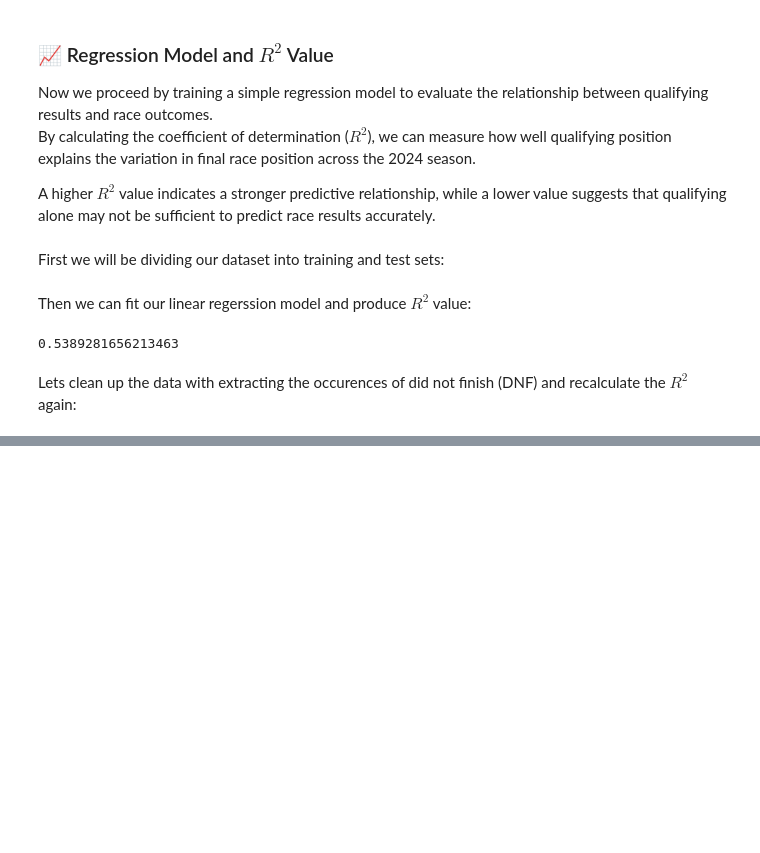
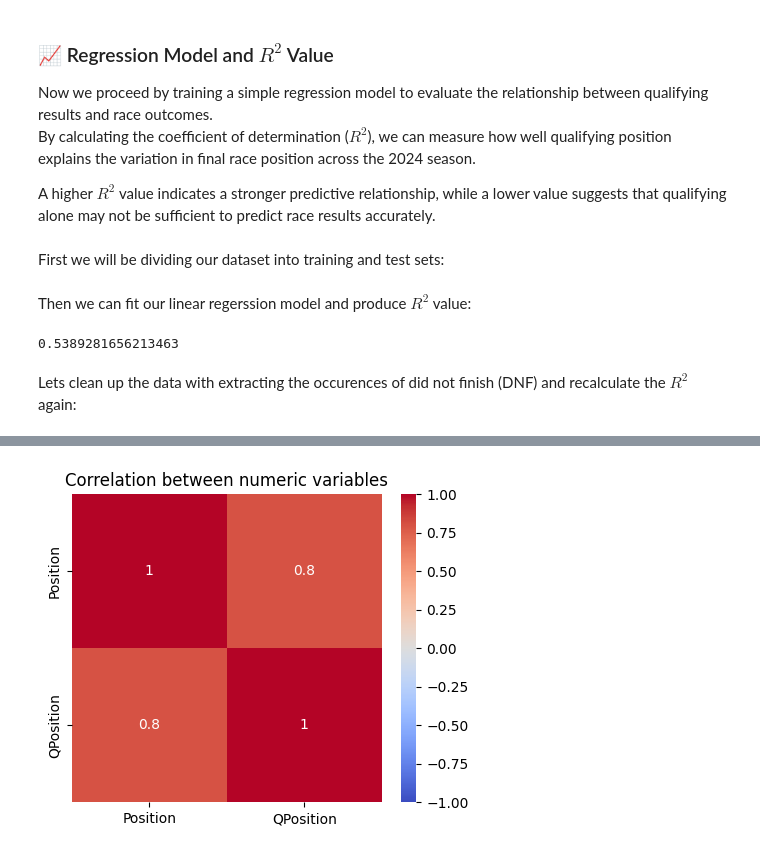
Before and after one commit to Rovsi135/F1-race-outcome-predictor, a Jupyter notebook: Notebooks/Exploratory Data Analysis.ipynb, the cells around one changed output, grey strips where cells are left out. Cells and saved outputs as stored; diff of their text form; code cells hidden in the pictures; blank space fills up the shorter version.

```diff
--- a/Notebooks/Exploratory Data Analysis.ipynb
+++ b/Notebooks/Exploratory Data Analysis.ipynb
@@ -41,0 +118,5 @@ logging.getLogger("fastf1").setLevel(logging.WARNING)
+# %%
+df_2024_all_races_wo_dnf = df_2024_all_races[df_2024_all_races["Status"].isin(["Finished", "Lapped"])]
+distinct_status_wo_dnf = df_2024_all_races_wo_dnf["Status"].unique()
+for status in distinct_status_wo_dnf:
+    print(status)
@@ -55,22 +134,0 @@ We begin with analyzing **qualifying position** to see how much it affects final
-# %%
-#Use a list to store the dataframes that has been generated through the loop
-#to concatenate them after the loop.
-list_qualifying_dataframes = []
-for i in range(1, 25): #Iterate over (24) weekends
-    #Load race session
-    session = f1.get_session(2024, i, "Race")
-    session.load(telemetry=False, laps=False, weather=False, messages=False)
-
-    #Transfer information to a dataframe
-    df_Race = session.results[["TeamName", "Abbreviation", "Position", "GridPosition", "Status"]].copy()
-    df_Race["Round"] = i
-    df_Race.rename(columns={"GridPosition": "QPosition"}, inplace=True)
-
-    #Store the dataframe in a list to concatenate after
-    list_qualifying_dataframes.append(df_Race)
-
-df_2024_all_races = pd.concat(list_qualifying_dataframes, ignore_index=True, axis=0)
-
-#extract the did not finish occurences
-df_2024_all_races_wo_dnf = df_2024_all_races[df_2024_all_races["Status"] != "Retired"]
-df_2024_all_races_wo_dnf
@@ -202,0 +281,14 @@ req_qualifying_filtered.score(X_qualifying_req_train_filtered, y_qualifying_req_
+# %%
+#Fix this later for bigger dataset
+corr_cols = ["Position", "QPosition"]
+corr_cols = [c for c in corr_cols if c in df_2024_all_races_wo_dnf.columns]  # keep only those that exist
+
+corr = df_2024_all_races_wo_dnf[corr_cols].corr()
+
+
+plt.figure(figsize=(5, 4))
+sns.heatmap(corr, annot=True, cmap="coolwarm", vmin=-1, vmax=1)
+plt.title("Correlation between numeric variables")
+plt.show()
+# %% [output]
+[figure, added]
```
Also changed, not shown: parts of 22 cells of this notebook.
